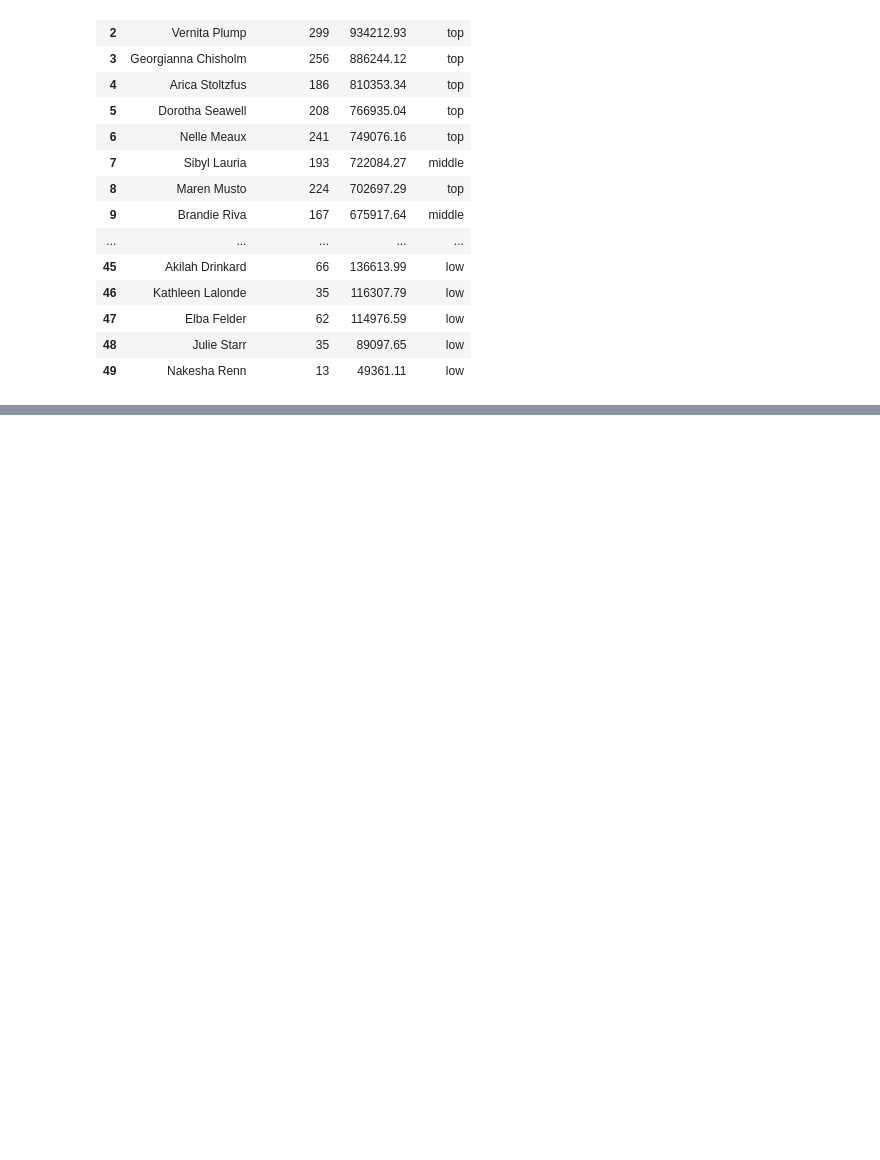
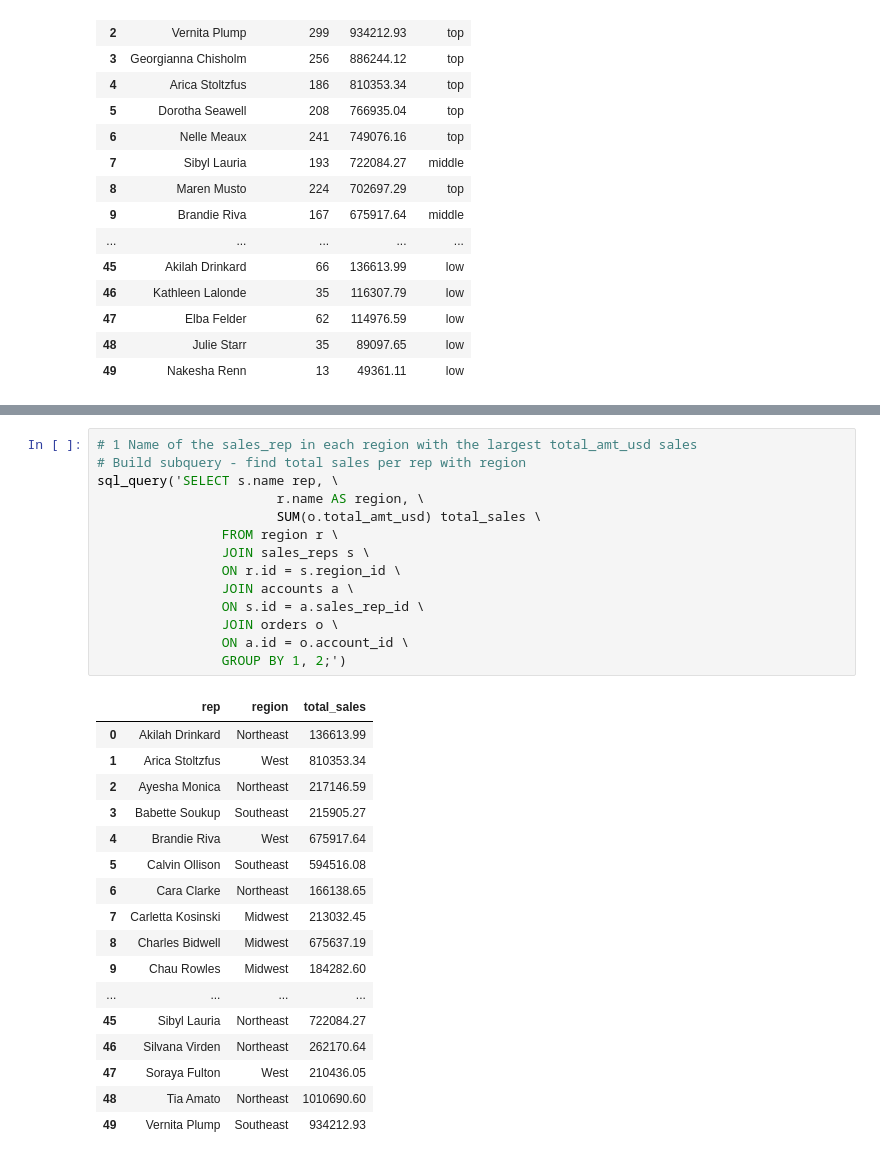
Before and after one commit to rebeccaebarnes/SQL-Practice, a Jupyter notebook: sql_practice.ipynb, the cells around one changed output, grey strips where cells are left out. Saved outputs shown, nothing was run; the diff lists cells and outputs as text; blank space fills up the shorter version.

Commit message:
refactor: Add subquery problems
Add explanation and problems for subqueries and Common Table Entities using WITH

```diff
--- a/sql_practice.ipynb
+++ b/sql_practice.ipynb
@@ -2454,0 +2510,32 @@ sql_query('SELECT r.name rep, \
+# %%
+# 1 Name of the sales_rep in each region with the largest total_amt_usd sales
+# Build subquery - find total sales per rep with region
+sql_query('SELECT s.name rep, \
+                       r.name AS region, \
+                       SUM(o.total_amt_usd) total_sales \
+                FROM region r \
+                JOIN sales_reps s \
+                ON r.id = s.region_id \
+                JOIN accounts a \
+                ON s.id = a.sales_rep_id \
+                JOIN orders o \
+                ON a.id = o.account_id \
+                GROUP BY 1, 2;')
+# %% [output]
+|  | rep | region | total_sales |
+| 0 | Akilah Drinkard | Northeast | 136613.99 |
+| 1 | Arica Stoltzfus | West | 810353.34 |
+| 2 | Ayesha Monica | Northeast | 217146.59 |
+| 3 | Babette Soukup | Southeast | 215905.27 |
+| 4 | Brandie Riva | West | 675917.64 |
+| 5 | Calvin Ollison | Southeast | 594516.08 |
+| 6 | Cara Clarke | Northeast | 166138.65 |
+| 7 | Carletta Kosinski | Midwest | 213032.45 |
+| 8 | Charles Bidwell | Midwest | 675637.19 |
+| 9 | Chau Rowles | Midwest | 184282.60 |
+| ... | ... | ... | ... |
+| 45 | Sibyl Lauria | Northeast | 722084.27 |
+| 46 | Silvana Virden | Northeast | 262170.64 |
+| 47 | Soraya Fulton | West | 210436.05 |
+| 48 | Tia Amato | Northeast | 1010690.60 |
+| 49 | Vernita Plump | Southeast | 934212.93 |
```
Also changed, not shown: parts of 33 cells of this notebook.
